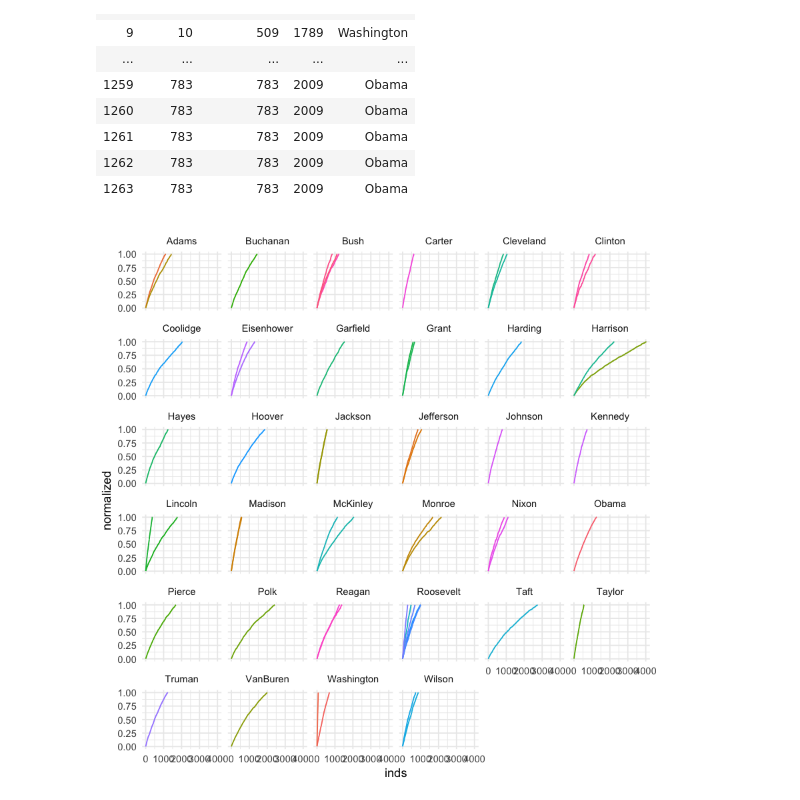
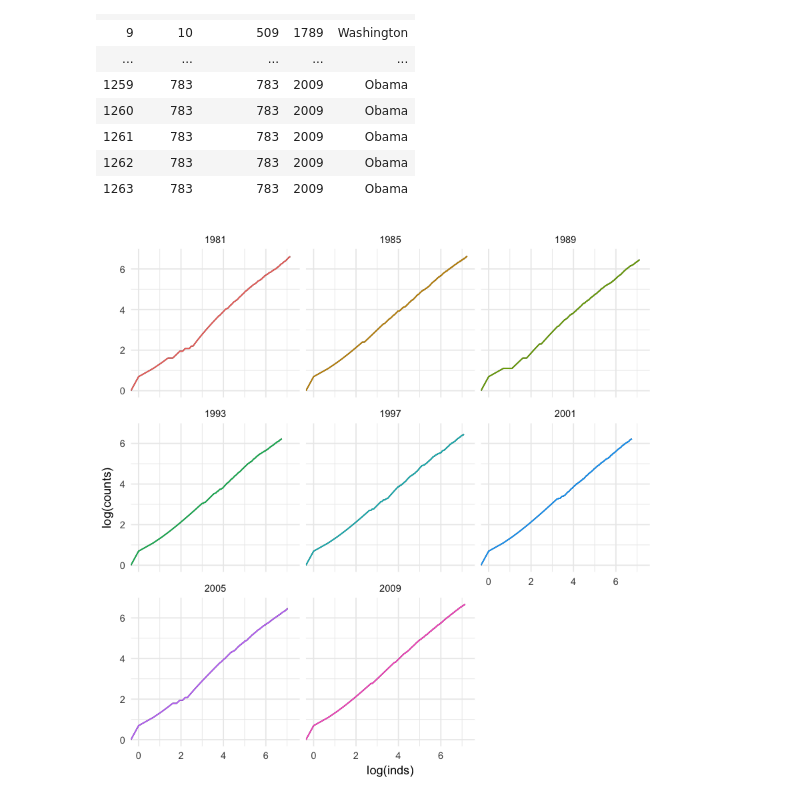
Before and after one commit to jcbain/fun_side_projects, a Jupyter notebook: diverse_words/notebooks/collector_curve.ipynb, the cells around one changed output. Saved outputs shown, nothing was run; the diff lists cells and outputs as text; code cells hidden in the pictures.

Commit message:
facet plots

```diff
--- a/diverse_words/notebooks/collector_curve.ipynb
+++ b/diverse_words/notebooks/collector_curve.ipynb
@@ -51,11 +61,13 @@ data
 | 1263 | 783 | 783 | 2009 | Obama |
 # %%
 data %>%
+ filter(year > 1977) %>%
  mutate(combined = paste(year, president), normalized = counts/vocab_size) %>%
- ggplot(aes(inds, normalized, color = combined )) +
-   geom_line() +
-   facet_wrap(~president) +
+ ggplot() +
+   geom_line(aes(log(inds), log(counts), group = combined)) +
+   geom_line(aes(log(inds), log(counts), color = combined)) +
+   facet_wrap(~year) +
    theme_minimal() +
    theme(legend.position="none")
 # %% [output]
-[figure, old version]
+[figure, new version]
```
Also changed, not shown: parts of 4 cells of this notebook.
